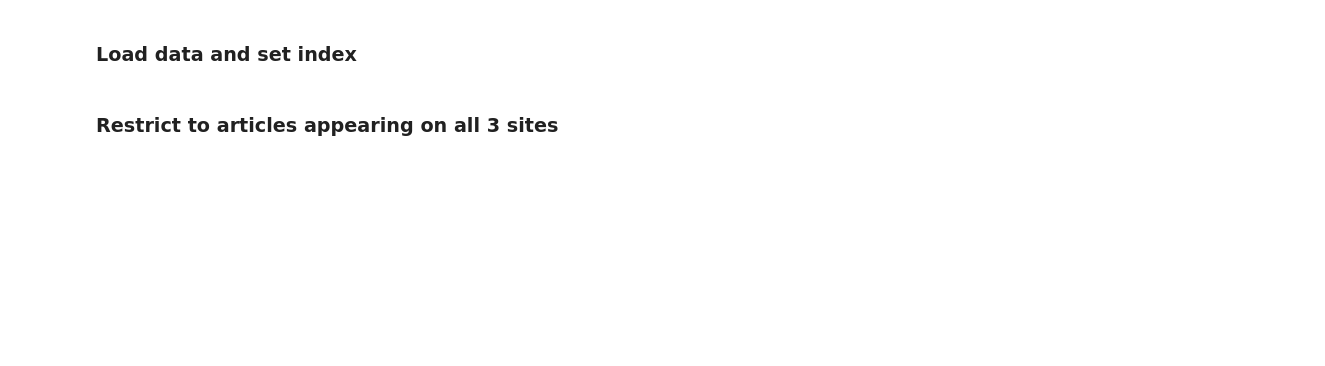
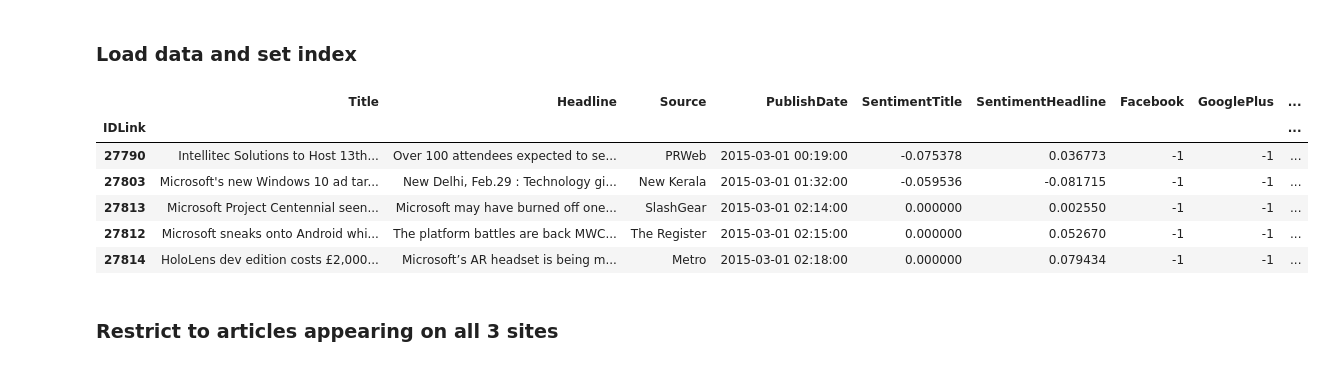
Before and after one commit to Raziarch/collaborating-with-binder, a Jupyter notebook: exploratory.ipynb, the cells around one changed output. Saved outputs shown, nothing was run; the diff lists cells and outputs as text; code cells hidden in the pictures; blank space fills up the shorter version.

```diff
--- a/exploratory.ipynb
+++ b/exploratory.ipynb
@@ -50,6 +38,16 @@ google = google.set_index('IDLink')
 
 linkedin = pd.read_csv('linkedin-microsoft.csv')
 linkedin = linkedin.set_index('IDLink')
+# %%
+news.head()
+# %% [output]
+|  | Title | Headline | Source | PublishDate | SentimentTitle | SentimentHeadline | Facebook | GooglePlus | ... |
+| IDLink |  |  |  |  |  |  |  |  | ... |
+| 27790 | Intellitec Solutions to Host 13th... | Over 100 attendees expected to se... | PRWeb | 2015-03-01 00:19:00 | -0.075378 | 0.036773 | -1 | -1 | ... |
+| 27803 | Microsoft's new Windows 10 ad tar... | New Delhi, Feb.29 : Technology gi... | New Kerala | 2015-03-01 01:32:00 | -0.059536 | -0.081715 | -1 | -1 | ... |
+| 27813 | Microsoft Project Centennial seen... | Microsoft may have burned off one... | SlashGear | 2015-03-01 02:14:00 | 0.000000 | 0.002550 | -1 | -1 | ... |
+| 27812 | Microsoft sneaks onto Android whi... | The platform battles are back MWC... | The Register | 2015-03-01 02:15:00 | 0.000000 | 0.052670 | -1 | -1 | ... |
+| 27814 | HoloLens dev edition costs £2,000... | Microsoft’s AR headset is being m... | Metro | 2015-03-01 02:18:00 | 0.000000 | 0.079434 | -1 | -1 | ... |
 # %% [markdown]
 ### Restrict to articles appearing on all 3 sites
 # %%
```
Also changed, not shown: parts of 12 cells of this notebook.
